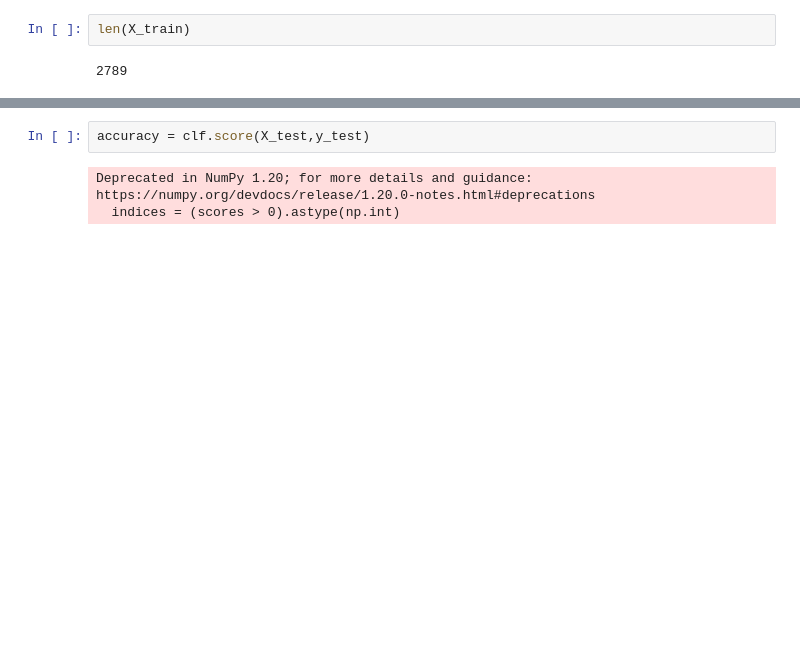
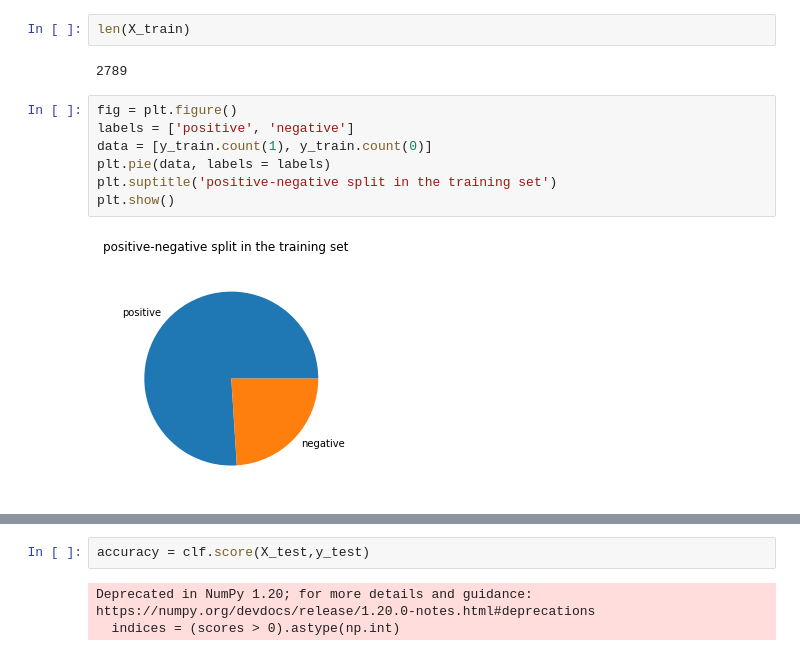
Before and after one commit to mozartofmath/week0_task2, a Jupyter notebook: Challenge_ Day2.ipynb, the cells around one changed output, grey strips where cells are left out. Drawn from its saved outputs; the diff is of its cells as text; blank space fills up the shorter version.

```diff
--- a/Challenge_ Day2.ipynb
+++ b/Challenge_ Day2.ipynb
@@ -287,3 +286,12 @@ X_train, X_test, y_train, y_test = train_test_split(X, y, test_size=0.2, random_
 len(X_train)
 # %% [output]
 2789
+# %%
+fig = plt.figure()
+labels = ['positive', 'negative']
+data = [y_train.count(1), y_train.count(0)]
+plt.pie(data, labels = labels)
+plt.suptitle('positive-negative split in the training set')
+plt.show()
+# %% [output]
+[figure, added]
```
Also changed, not shown: parts of 8 cells of this notebook.
